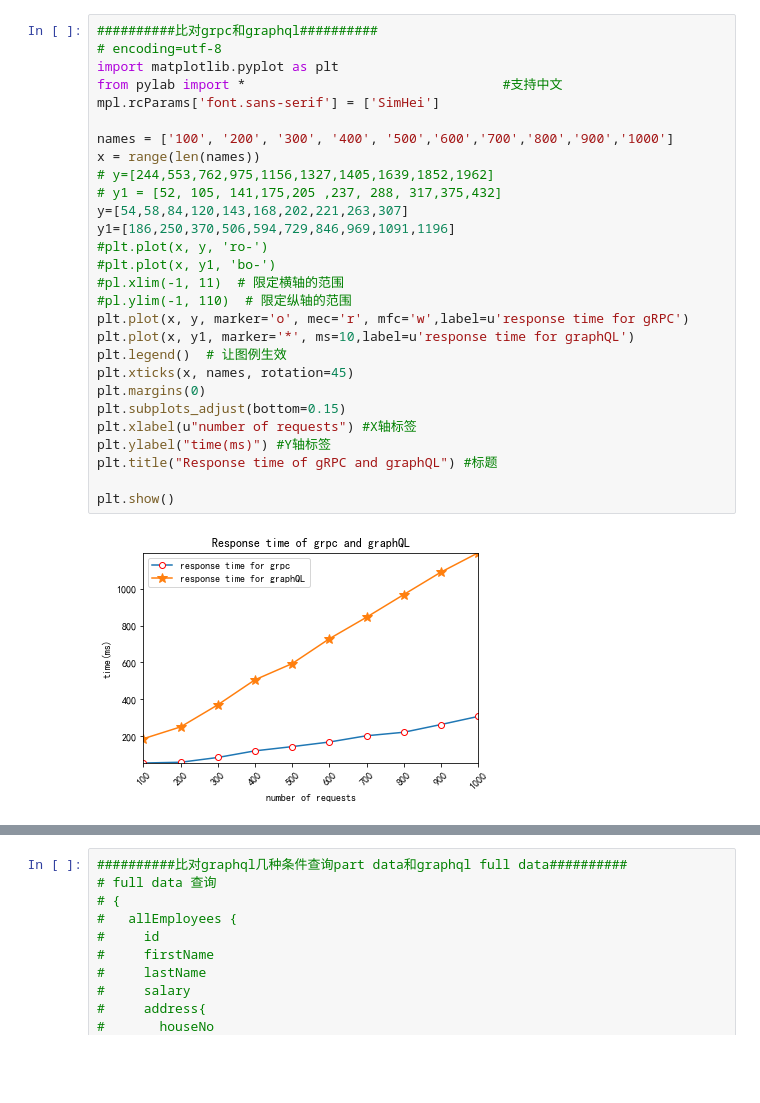
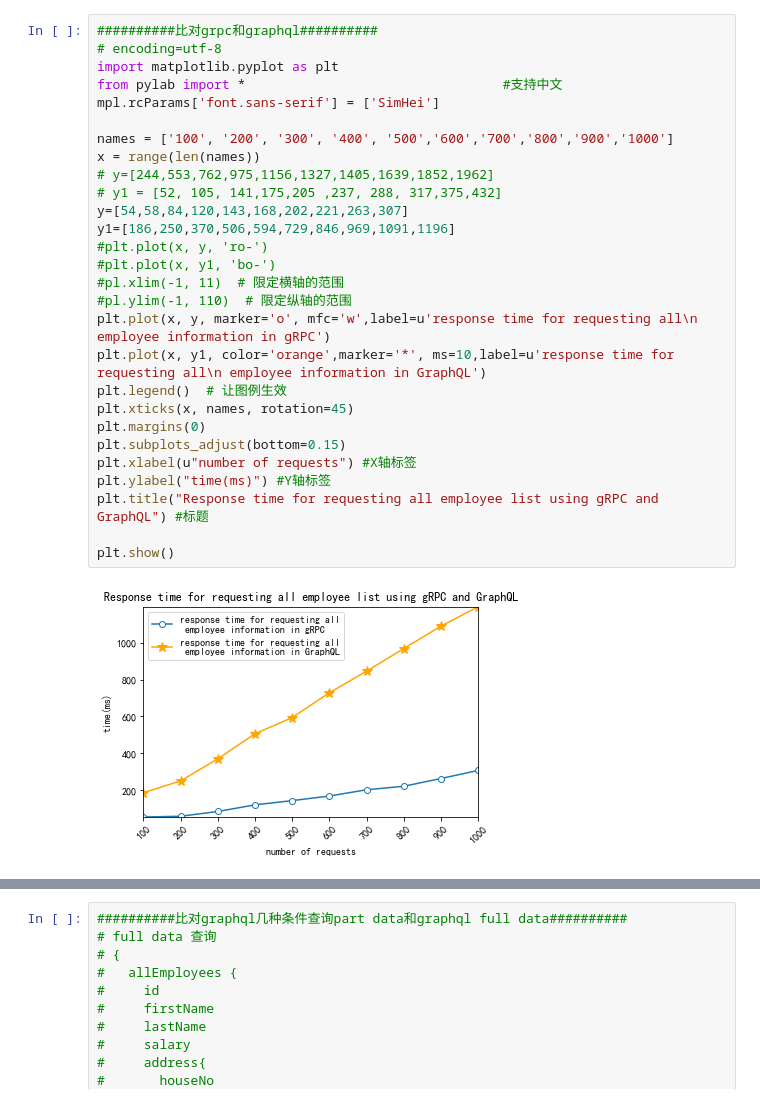
Before and after one commit to Spycsh/graphql-demo, a Jupyter notebook: simple_comparison.ipynb, the cells around one changed output, grey strips where cells are left out. Saved outputs shown, nothing was run; the diff lists cells and outputs as text; blank space fills up the shorter version.

Commit message:
change notebook image

```diff
--- a/simple_comparison.ipynb
+++ b/simple_comparison.ipynb
@@ -1,33 +1,33 @@
 # %%
 ##########比对grpc和graphql##########
 # encoding=utf-8
 import matplotlib.pyplot as plt
 from pylab import *                                 #支持中文
 mpl.rcParams['font.sans-serif'] = ['SimHei']
 
 names = ['100', '200', '300', '400', '500','600','700','800','900','1000']
 x = range(len(names))
 # y=[244,553,762,975,1156,1327,1405,1639,1852,1962]
 # y1 = [52, 105, 141,175,205 ,237, 288, 317,375,432]
 y=[54,58,84,120,143,168,202,221,263,307]
 y1=[186,250,370,506,594,729,846,969,1091,1196]
 #plt.plot(x, y, 'ro-')
 #plt.plot(x, y1, 'bo-')
 #pl.xlim(-1, 11)  # 限定横轴的范围
 #pl.ylim(-1, 110)  # 限定纵轴的范围
-plt.plot(x, y, marker='o', mec='r', mfc='w',label=u'response time for gRPC')
-plt.plot(x, y1, marker='*', ms=10,label=u'response time for graphQL')
+plt.plot(x, y, marker='o', mfc='w',label=u'response time for requesting all\n employee information in gRPC')
+plt.plot(x, y1, color='orange',marker='*', ms=10,label=u'response time for requesting all\n employee information in GraphQL')
 plt.legend()  # 让图例生效
 plt.xticks(x, names, rotation=45)
 plt.margins(0)
 plt.subplots_adjust(bottom=0.15)
 plt.xlabel(u"number of requests") #X轴标签
 plt.ylabel("time(ms)") #Y轴标签
-plt.title("Response time of gRPC and graphQL") #标题
+plt.title("Response time for requesting all employee list using gRPC and GraphQL") #标题
 
 plt.show()
 # %% [output]
-[figure, old version]
+[figure, new version]
 # %%
 ##########比对grpc和graphql##########
 ## ALL employee vs. all employee id
```
Also changed, not shown: parts of 2 cells of this notebook.
